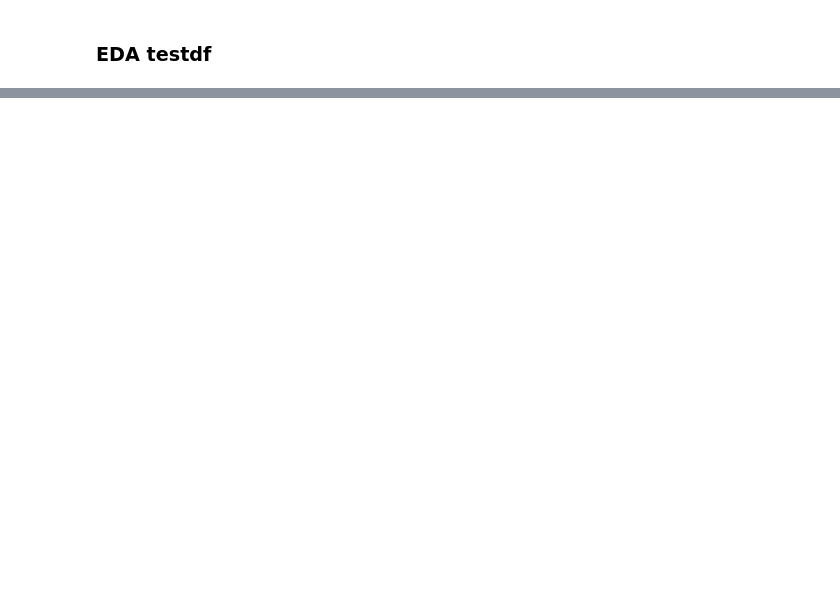
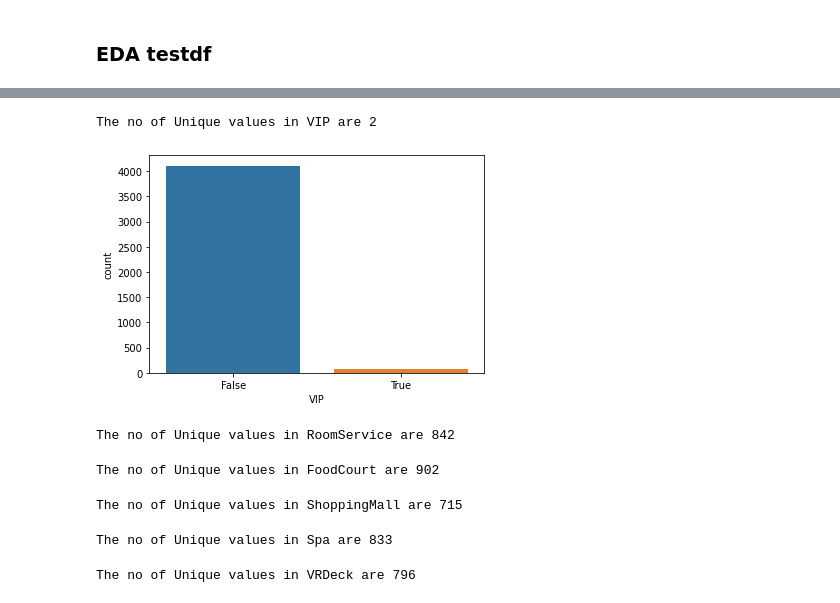
Before and after one commit to rohandawar/Titanic_Sapceship, a Jupyter notebook: titanic-spaceship-1.ipynb, the cells around one changed output, grey strips where cells are left out. Saved outputs shown, nothing was run; the diff lists cells and outputs as text; code cells hidden in the pictures; blank space fills up the shorter version.

```diff
--- a/titanic-spaceship-1.ipynb
+++ b/titanic-spaceship-1.ipynb
@@ -156,0 +193,25 @@ The no of Unique values in Transported are 2
+# %%
+Univariate(testdf,'VIP')
+# %% [output]
+The no of Unique values in VIP are 2
+[figure, added]
+# %%
+Univariate(testdf,'RoomService')
+# %% [output]
+The no of Unique values in RoomService are 842
+# %%
+Univariate(testdf,'FoodCourt')
+# %% [output]
+The no of Unique values in FoodCourt are 902
+# %%
+Univariate(testdf,'ShoppingMall')
+# %% [output]
+The no of Unique values in ShoppingMall are 715
+# %%
+Univariate(testdf,'Spa')
+# %% [output]
+The no of Unique values in Spa are 833
+# %%
+Univariate(testdf,'VRDeck')
+# %% [output]
+The no of Unique values in VRDeck are 796
```
Also changed, not shown: parts of 9 cells of this notebook.
